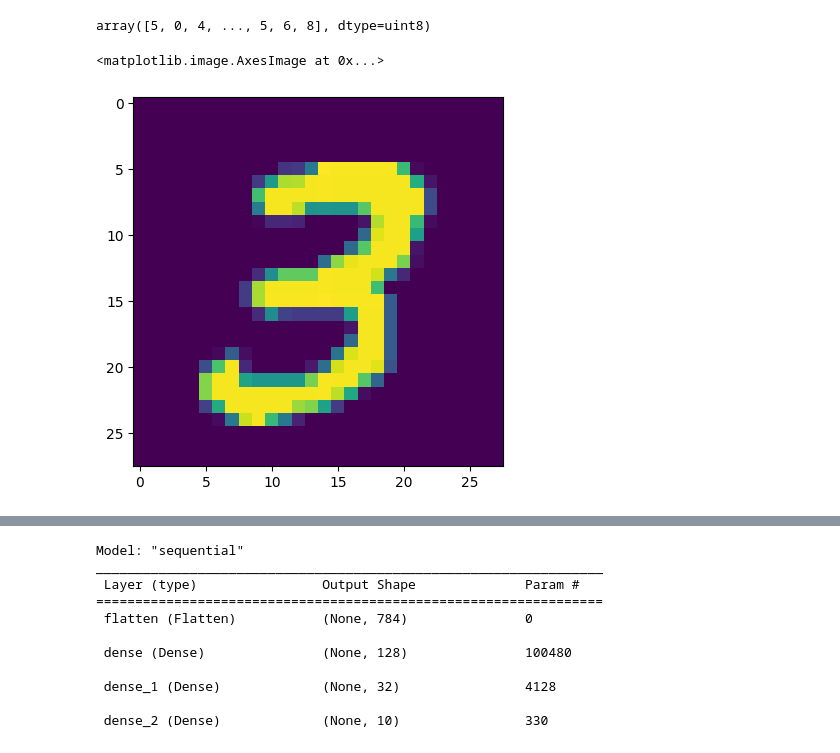
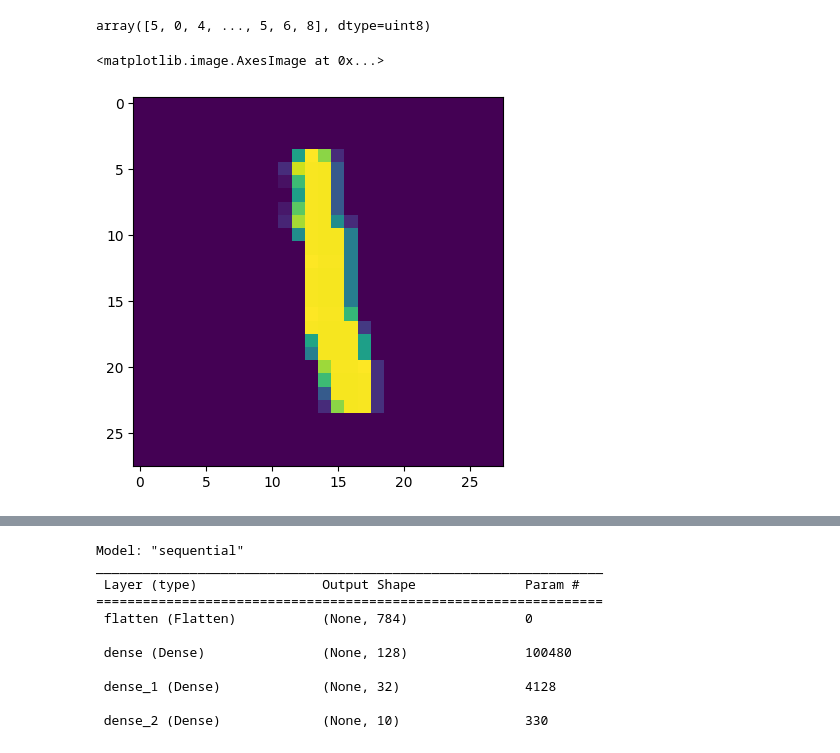
Before and after one commit to Akhil-2003/Internship_task3, a Jupyter notebook: Internship_task3.ipynb, the cells around one changed output, grey strips where cells are left out. Saved outputs shown, nothing was run; the diff lists cells and outputs as text; code cells hidden in the pictures.

```diff
--- a/Internship_task3.ipynb
+++ b/Internship_task3.ipynb
@@ -25,10 +22,10 @@ y_train
 # %% [output]
 array([5, 0, 4, ..., 5, 6, 8], dtype=uint8)
 # %%
-plt.imshow(X_train[7])
+plt.imshow(X_train[6])
 # %% [output]
 <matplotlib.image.AxesImage at 0x...>
-[figure, old version]
+[figure, new version]
 # %%
 X_train = X_train/255
 X_test = X_test/255
```
Also changed, not shown: parts of 7 cells of this notebook.
